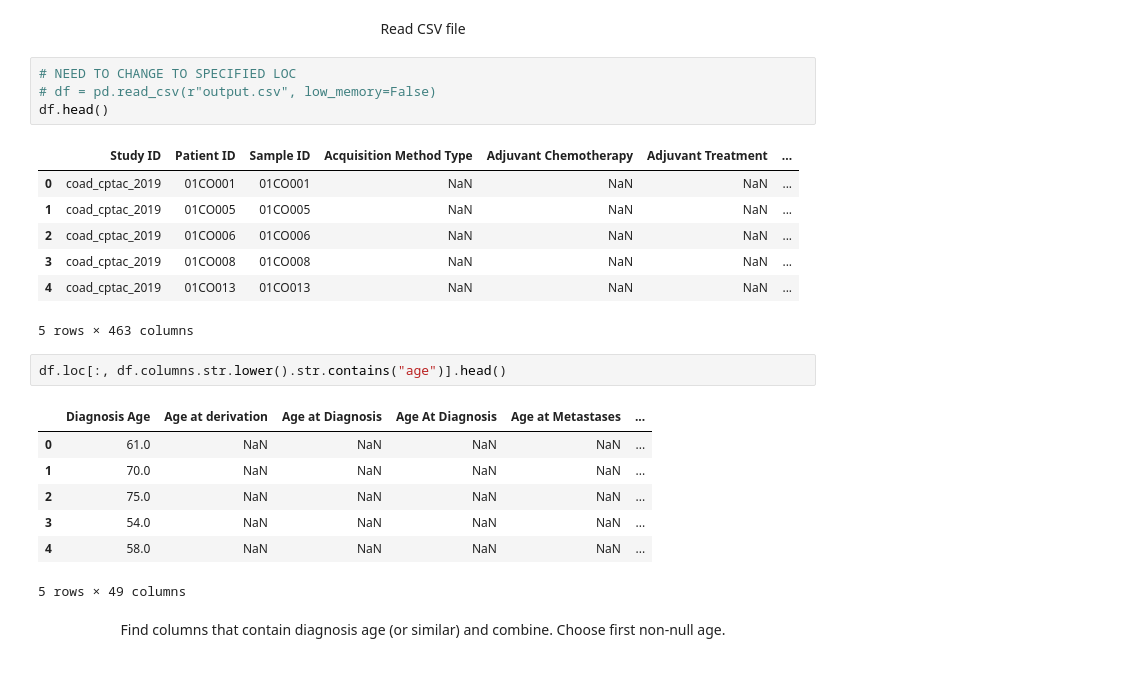
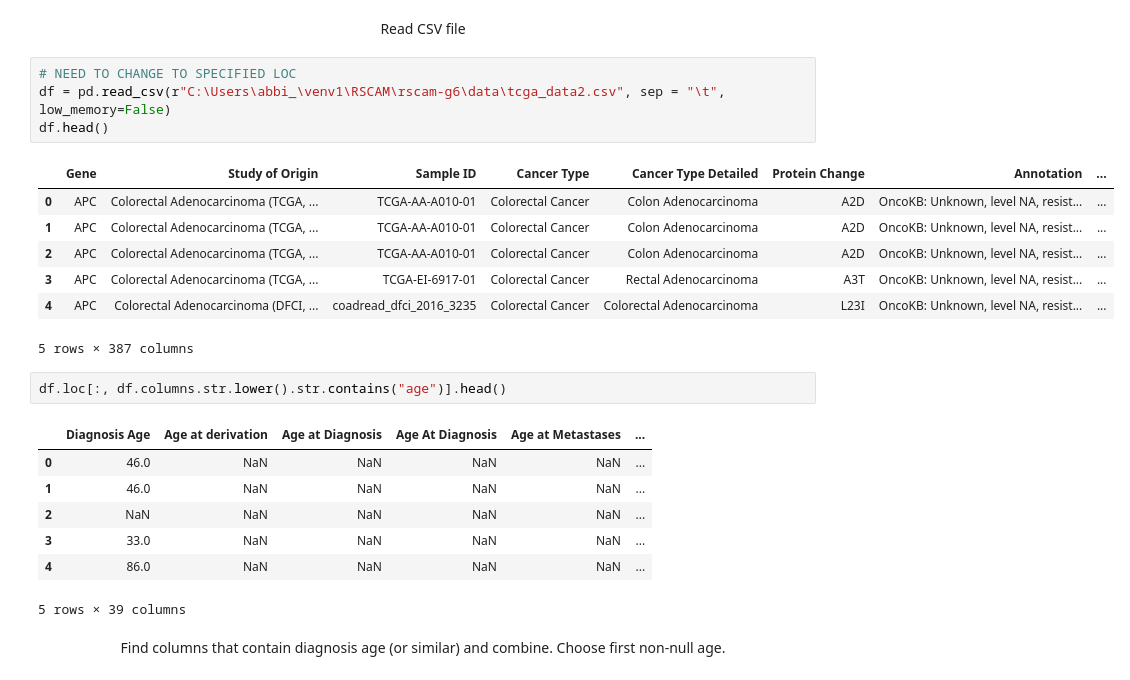
Before and after one commit to fredwdickinson/rscam-g6, a Jupyter notebook: Notebooks/DataCleaning.ipynb, the cells around one changed output. Saved outputs shown, nothing was run; the diff lists cells and outputs as text.

```diff
--- a/Notebooks/DataCleaning.ipynb
+++ b/Notebooks/DataCleaning.ipynb
@@ -5,26 +5,26 @@ import numpy as np
 <center> Read CSV file</center>
 # %%
 # NEED TO CHANGE TO SPECIFIED LOC
-# df = pd.read_csv(r"output.csv", low_memory=False)
+df = pd.read_csv(r"C:\Users\abbi_\venv1\RSCAM\rscam-g6\data\tcga_data2.csv", sep = "\t", low_memory=False)
 df.head()
 # %% [output]
-|  | Study ID | Patient ID | Sample ID | Acquisition Method Type | Adjuvant Chemotherapy | Adjuvant Treatment | ... |
-| 0 | coad_cptac_2019 | 01CO001 | 01CO001 | NaN | NaN | NaN | ... |
-| 1 | coad_cptac_2019 | 01CO005 | 01CO005 | NaN | NaN | NaN | ... |
-| 2 | coad_cptac_2019 | 01CO006 | 01CO006 | NaN | NaN | NaN | ... |
-| 3 | coad_cptac_2019 | 01CO008 | 01CO008 | NaN | NaN | NaN | ... |
-| 4 | coad_cptac_2019 | 01CO013 | 01CO013 | NaN | NaN | NaN | ... |
+|  | Gene | Study of Origin | Sample ID | Cancer Type | Cancer Type Detailed | Protein Change | Annotation | ... |
+| 0 | APC | Colorectal Adenocarcinoma (TCGA, ... | TCGA-AA-A010-01 | Colorectal Cancer | Colon Adenocarcinoma | A2D | OncoKB: Unknown, level NA, resist... | ... |
+| 1 | APC | Colorectal Adenocarcinoma (TCGA, ... | TCGA-AA-A010-01 | Colorectal Cancer | Colon Adenocarcinoma | A2D | OncoKB: Unknown, level NA, resist... | ... |
+| 2 | APC | Colorectal Adenocarcinoma (TCGA, ... | TCGA-AA-A010-01 | Colorectal Cancer | Colon Adenocarcinoma | A2D | OncoKB: Unknown, level NA, resist... | ... |
+| 3 | APC | Colorectal Adenocarcinoma (TCGA, ... | TCGA-EI-6917-01 | Colorectal Cancer | Rectal Adenocarcinoma | A3T | OncoKB: Unknown, level NA, resist... | ... |
+| 4 | APC | Colorectal Adenocarcinoma (DFCI, ... | coadread_dfci_2016_3235 | Colorectal Cancer | Colorectal Adenocarcinoma | L23I | OncoKB: Unknown, level NA, resist... | ... |
-5 rows × 463 columns
+5 rows × 387 columns
 # %%
 df.loc[:, df.columns.str.lower().str.contains("age")].head()
 # %% [output]
 |  | Diagnosis Age | Age at derivation | Age at Diagnosis | Age At Diagnosis | Age at Metastases | ... |
-| 0 | 61.0 | NaN | NaN | NaN | NaN | ... |
-| 1 | 70.0 | NaN | NaN | NaN | NaN | ... |
-| 2 | 75.0 | NaN | NaN | NaN | NaN | ... |
-| 3 | 54.0 | NaN | NaN | NaN | NaN | ... |
-| 4 | 58.0 | NaN | NaN | NaN | NaN | ... |
+| 0 | 46.0 | NaN | NaN | NaN | NaN | ... |
+| 1 | 46.0 | NaN | NaN | NaN | NaN | ... |
+| 2 | NaN | NaN | NaN | NaN | NaN | ... |
+| 3 | 33.0 | NaN | NaN | NaN | NaN | ... |
+| 4 | 86.0 | NaN | NaN | NaN | NaN | ... |
-5 rows × 49 columns
+5 rows × 39 columns
 # %% [markdown]
 <center> Find columns that contain diagnosis age (or similar) and combine. Choose first non-null age.</center>
 # %% [markdown]
```
Also changed, not shown: parts of 12 cells of this notebook.
